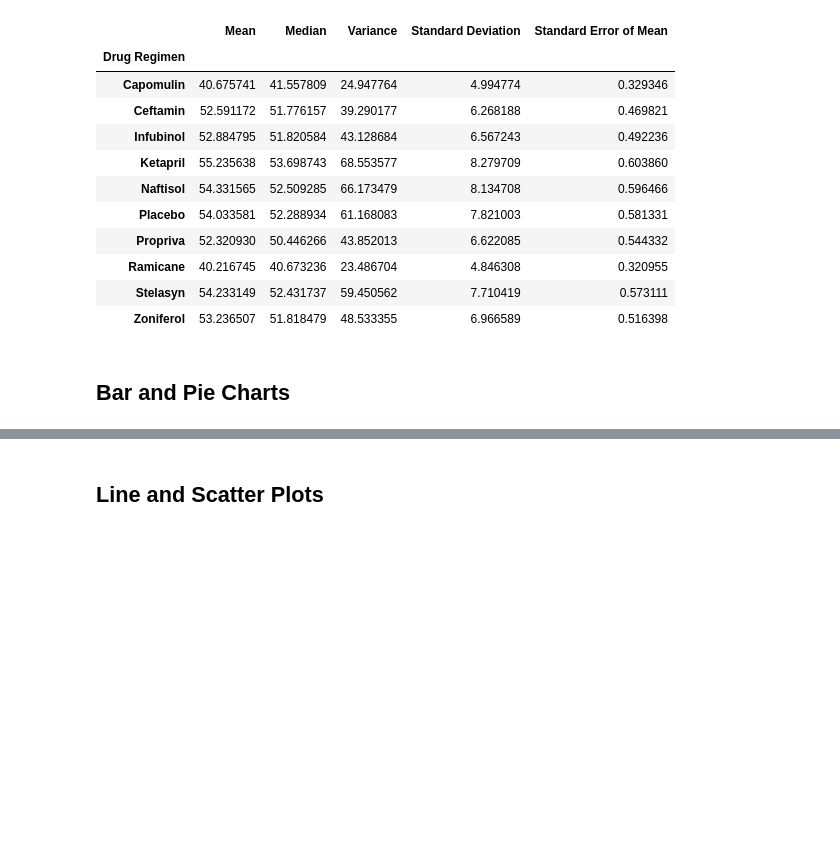
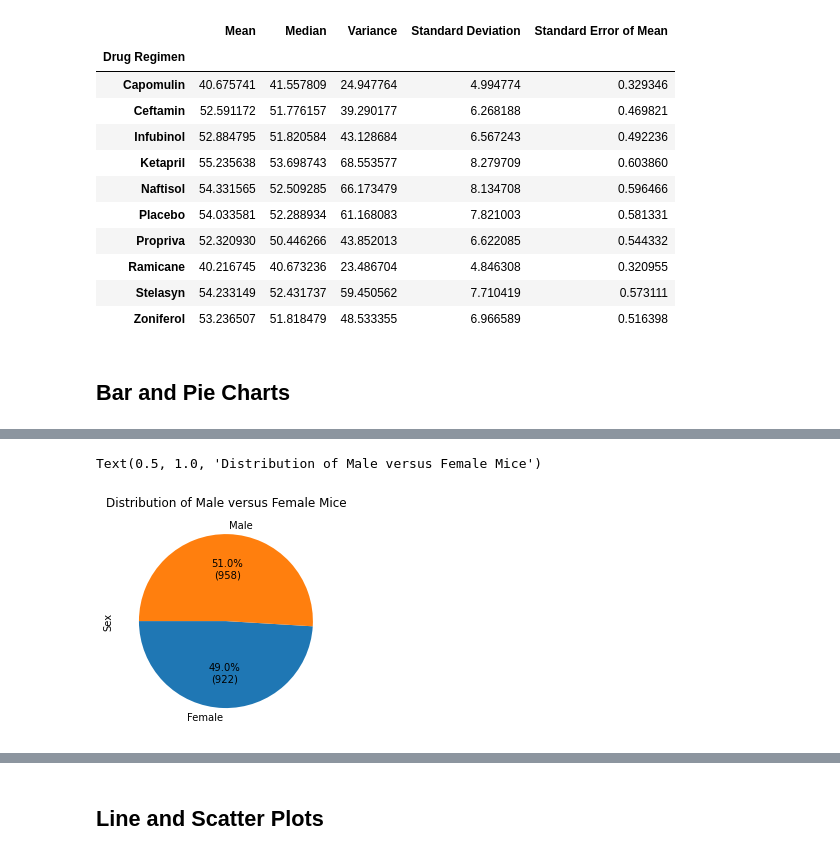
Before and after one commit to sajeanpage/boot_wk_07_matplotlib_challenge, a Jupyter notebook: Pymaceuticals/pymaceuticals.ipynb, the cells around one changed output, grey strips where cells are left out. Drawn from its saved outputs; the diff is of its cells as text; code cells hidden in the pictures; blank space fills up the shorter version.

```diff
--- a/Pymaceuticals/pymaceuticals.ipynb
+++ b/Pymaceuticals/pymaceuticals.ipynb
@@ -163,0 +171,18 @@ plt.bar(x_axis, users, color='r', alpha=0.5, align="center")
+# %%
+# shape plot data
+mouse_sex = mouse_resultsDF.groupby(["Sex"])["Sex"].count()
+
+measures = mouse_sex.values
+sex = mouse_sex.index
+total = len(mouse_resultsDF["Sex"])
+# %%
+# label function
+def my_fmt(x):
+    return '{:.1f}%\n({:.0f})'.format(x, total * x / 100) # Asahi, D. (2020)
+# %%
+# plot pie chart using Pandas.
+ax = mouse_sex.plot(kind='pie', figsize=(9,4), startangle=180, autopct=my_fmt) # Asahi, D. (2020)
+ax.set_title("Distribution of Male versus Female Mice")
+# %% [output]
+Text(0.5, 1.0, 'Distribution of Male versus Female Mice')
+[figure, added]
```
Also changed, not shown: parts of 11 cells of this notebook.
